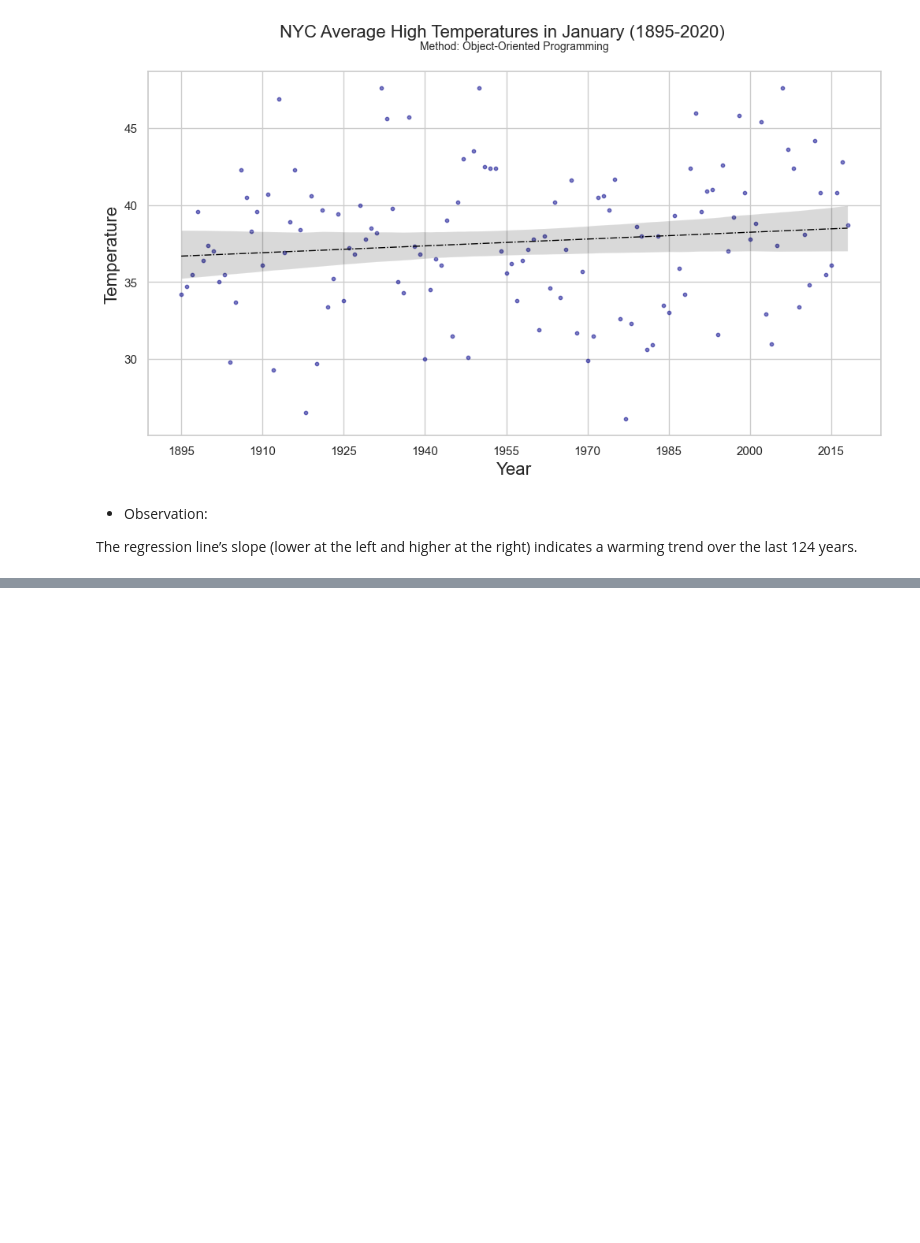
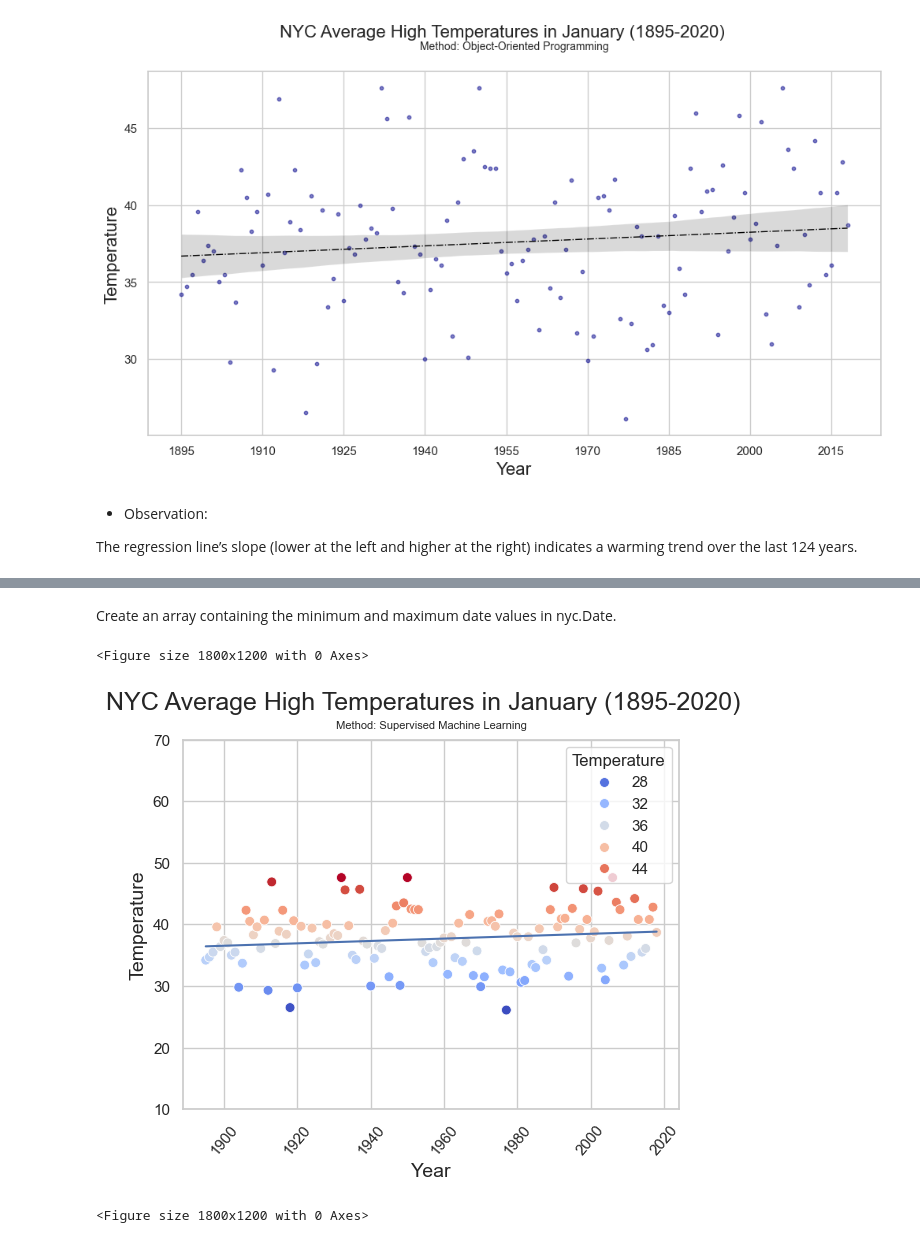
Before and after one commit to Priyankanaskar/Datafun-07-applied, a Jupyter notebook: priyanka_ml.ipynb, the cells around one changed output, grey strips where cells are left out. Cells and saved outputs as stored; diff of their text form; code cells hidden in the pictures; blank space fills up the shorter version.

```diff
--- a/priyanka_ml.ipynb
+++ b/priyanka_ml.ipynb
@@ -225,0 +232,6 @@ The regression line’s slope (lower at the left and higher at the right) indica
+# %%
+from sklearn.model_selection import train_test_split
+# Splitting the data into training and testing sets
+X_train, X_test, y_train, y_test = train_test_split(
+    nyc.Date.values.reshape(-1, 1), nyc.Temperature.values,
+    random_state=11)
@@ -225,0 +250,6 @@ The regression line’s slope (lower at the left and higher at the right) indica
+# %%
+from sklearn.linear_model import LinearRegression
+
+linear_regression = LinearRegression()
+
+linear_regression.fit(X=X_train, y=y_train)
@@ -225,0 +298,5 @@ The regression line’s slope (lower at the left and higher at the right) indica
+# %%
+predict = (lambda x: linear_regression.coef_ * x +
+linear_regression.intercept_)
+
+predict(2024)
@@ -225,0 +324,35 @@ The regression line’s slope (lower at the left and higher at the right) indica
+# %% [markdown]
+Create an array containing the minimum and maximum date values in nyc.Date.
+# %%
+# Using scatterplot with the nyc DataFrame to display the data points
+axes = sns.scatterplot(data=nyc, x='Date', y='Temperature',
+    hue='Temperature', palette='coolwarm', legend=True, s=50)
+
+# Scaling the y-axis range of values to see the linear relationship better with regression line
+axes.set_ylim(10, 70)
+
+# Displaying the regression line
+import numpy as np
+x = np.array([min(nyc.Date.values), max(nyc.Date.values)])
+
+# Producing array containing corresponding predicted values
+y = predict(x)
+
+# Rotate x-axis labels for better readability
+plt.xticks(rotation=50)
+
+# Plotting lines based on x and y arrays
+import matplotlib.pyplot as plt
+line = plt.plot(x, y)
+
+# Add title, subtile, and labels to the plot
+plt.suptitle('NYC Average High Temperatures in January (1895-2020)', fontsize=18)
+axes.set_title('Method: Supervised Machine Learning', fontsize=8, pad=8)
+axes.set_xlabel('Year', fontsize=14)
+axes.set_ylabel('Temperature', fontsize=14)
+
+plt.figure(figsize=(18, 12))
+# %% [output]
+<Figure size 1800x1200 with 0 Axes>
+[figure, added]
+<Figure size 1800x1200 with 0 Axes>
```
Also changed, not shown: parts of 37 cells of this notebook.
